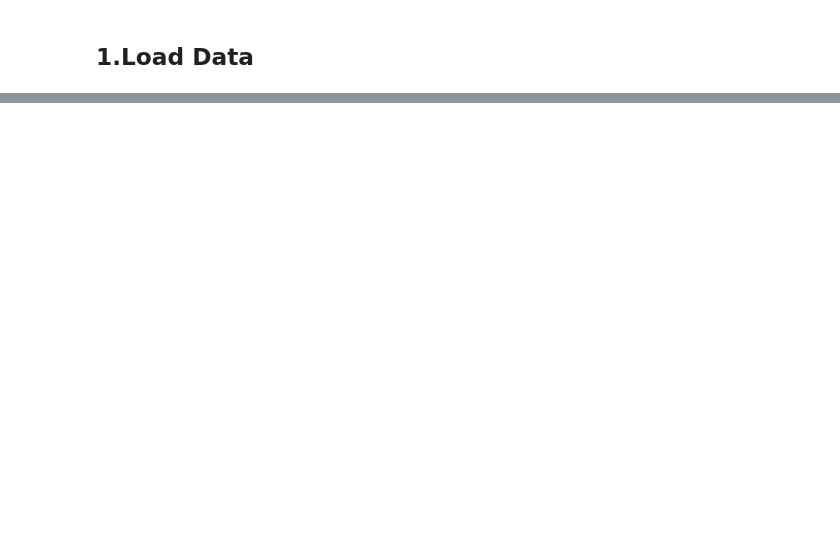
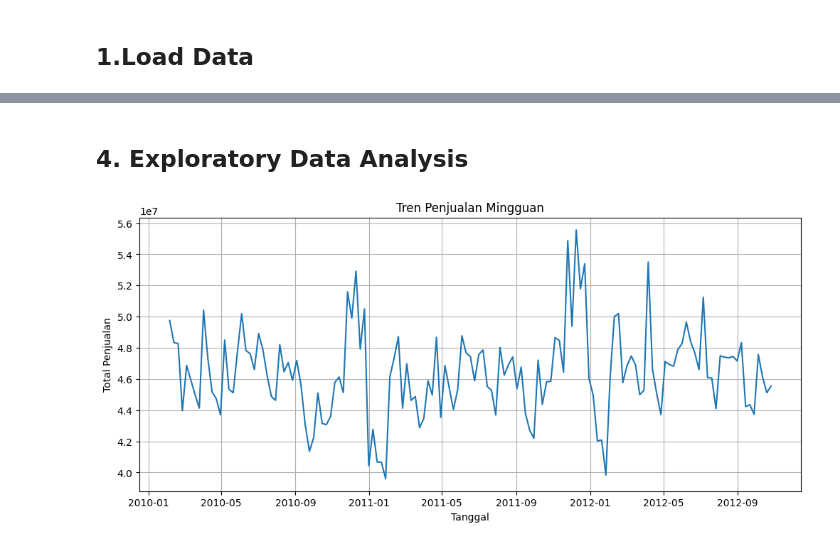
Before and after one commit to GhaniHD/Proyek_Predictive_analyst, a Jupyter notebook: notebook.ipynb, the cells around one changed output, grey strips where cells are left out. Cells and saved outputs as stored; diff of their text form; code cells hidden in the pictures; blank space fills up the shorter version.

```diff
--- a/notebook.ipynb
+++ b/notebook.ipynb
@@ -203,0 +130,13 @@ SARIMA RMSE: 1170538.46
+# %% [markdown]
+## 4. Exploratory Data Analysis
+# %%
+# Analisis tren temporal
+plt.figure(figsize=(12, 5))
+plt.plot(sales_df['ds'], sales_df['y'])
+plt.title("Tren Penjualan Mingguan")
+plt.xlabel("Tanggal")
+plt.ylabel("Total Penjualan")
+plt.grid(True)
+plt.show()
+# %% [output]
+[figure, added]
```
Also changed, not shown: parts of 47 cells of this notebook, 1 other file.
